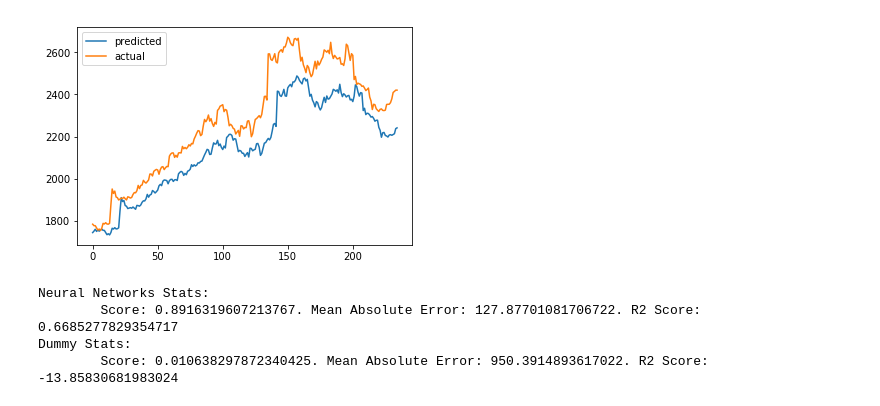
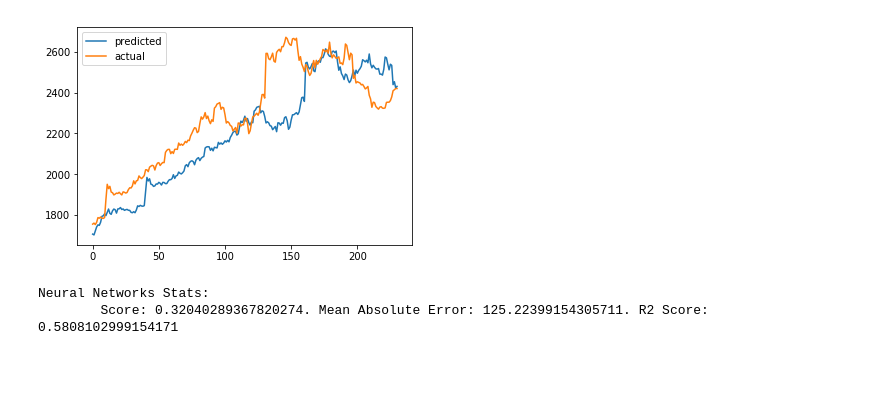
Before and after one commit to raineydavid/data-analytics-group, a Jupyter notebook: data_analytics_NN.ipynb, the cells around one changed output. Drawn from its saved outputs; the diff is of its cells as text; code cells hidden in the pictures; blank space fills up the shorter version.

```diff
--- a/data_analytics_NN.ipynb
+++ b/data_analytics_NN.ipynb
@@ -7,9 +9,10 @@ from math import floor, ceil
 # %%
+#Loading the data
 data = pd.read_csv('data.csv',header = 1, names =['date', 'prices', 'gold', 'compound', 'neg', 'neu', 'pos' ] )
 data = data.set_index('date')
 #Obtaining the past data in a different column
-data['past_prices'] = data.loc[:,'prices'].shift(7)
-data = data.iloc[7:data.shape[0]]
+data['past_prices'] = data.loc[:,'prices'].shift(30)
+data = data.iloc[450:data.shape[0]]
 #Splitting train and test dataset
 train_size = floor(0.8*data.shape[0])
 train_data = data.iloc[0:train_size]
@@ -20,33 +31,28 @@ Total data size: 1175. Train data size: 940. Test data size: 235.
 # %%
-import matplotlib.pyplot as plt
 from sklearn.neural_network import MLPRegressor
-from sklearn.metrics import r2_score, mean_absolute_error
-mlpc = MLPRegressor(hidden_layer_sizes=(100, 200, 50) ,alpha=0.001, learning_rate_init = 0.001, activation='relu', solver='adam', shuffle=False)
+
+mlpc = MLPRegressor(hidden_layer_sizes=(20) ,alpha=10, activation='relu',learning_rate_init = 0.01, solver='adam', shuffle = False)
 mlpc.fit(train_data.loc[:,('past_prices','gold', 'compound', 'neg', 'neu', 'pos')].as_matrix(),train_data.loc[:,'prices'].as_matrix())
 predicted = mlpc.predict(test_data.loc[:,('past_prices','gold', 'compound', 'neg', 'neu', 'pos')].as_matrix())
-plt.plot( range(0,test_data.shape[0]), predicted, range(0,test_data.shape[0]), test_data.loc[:,'prices'].as_matrix())
+#offset = np.mean(train_data.loc[:,'prices'].as_matrix()) - np.mean(mlpc.predict(train_data.loc[:,('past_prices','gold', 'compound', 'neg', 'neu', 'pos')].as_matrix()))
+plt.plot( range(0,test_data.shape[0]), predicted , range(0,test_data.shape[0]), test_data.loc[:,'prices'].as_matrix())
 plt.legend(['predicted','actual'])
 plt.show()
+# Evaluating the regressor
+score = mlpc.score(train_data.loc[:,('past_prices','gold', 'compound', 'neg', 'neu', 'pos')].as_matrix(),train_data.loc[:,'prices'].as_matrix())
+mean = mean_absolute_error(list(test_data.loc[:,'prices'].as_matrix()), list(predicted))
+r2 = r2_score(list(test_data.loc[:,'prices'].as_matrix()), list(predicted))
+print('Neural Networks Stats:\n\tScore: ',score,'. Mean Absolute Error: ',mean,'. R2 Score: ',r2, sep='')
 # %% [output]
-[figure, old version]
+[figure, new version]
+Neural Networks Stats:
+        Score: 0.32040289367820274. Mean Absolute Error: 125.22399154305711. R2 Score: 0.5808102999154171
 # %%
-# Evaluating the regressor
-score = mlpc.score(train_data.loc[:,('past_prices','gold', 'compound', 'neg', 'neu', 'pos')].as_matrix(),train_data.loc[:,'prices'].as_matrix())
-mean = mean_absolute_error(list(test_data.loc[:,'prices'].as_matrix()), list(predicted))
-r2 = r2_score(list(test_data.loc[:,'prices'].as_matrix()), list(predicted))
-print('Neural Networks Stats:\n\tScore: ',score,'. Mean Absolute Error: ',mean,'. R2 Score: ',r2, sep='')
-
-from sklearn.dummy import DummyClassifier
-dummy = DummyClassifier(strategy='most_frequent', random_state=0)
-dummy.fit(train_data.loc[:,('past_prices','gold', 'compound', 'neg', 'neu', 'pos')].as_matrix(),train_data.loc[:,'prices'].as_matrix())
-score_dummy = dummy.score(train_data.loc[:,('past_prices','gold', 'compound', 'neg', 'neu', 'pos')].as_matrix(),train_data.loc[:,'prices'].as_matrix())
-predicted_dummy = dummy.predict(test_data.loc[:,('past_prices','gold', 'compound', 'neg', 'neu', 'pos')].as_matrix())
-mean_dummy = mean_absolute_error(list(test_data.loc[:,'prices'].as_matrix()), list(predicted_dummy))
-r2_dummy = r2_score(list(test_data.loc[:,'prices'].as_matrix()), list(predicted_dummy))
-
-print('Dummy Stats:\n\tScore: ',score_dummy,'. Mean Absolute Error: ',mean_dummy,'. R2 Score: ',r2_dummy, sep='')
+#from sklearn.dummy import DummyClassifier
+#dummy = DummyClassifier(strategy='most_frequent', random_state=0)
+#dummy.fit(train_data.loc[:,('past_prices','gold', 'compound', 'neg', 'neu', 'pos')].as_matrix(),train_data.loc[:,'prices'].as_matrix())
+#score_dummy = dummy.score(train_data.loc[:,('past_prices','gold', 'compound', 'neg', 'neu', 'pos')].as_matrix(),train_data.loc[:,'prices'].as_matrix())
+#predicted_dummy = dummy.predict(test_data.loc[:,('past_prices','gold', 'compound', 'neg', 'neu', 'pos')].as_matrix())
+#mean_dummy = mean_absolute_error(list(test_data.loc[:,'prices'].as_matrix()), list(predicted_dummy))
+#r2_dummy = r2_score(list(test_data.loc[:,'prices'].as_matrix()), list(predicted_dummy))
+#print('Dummy Stats:\n\tScore: ',score_dummy,'. Mean Absolute Error: ',mean_dummy,'. R2 Score: ',r2_dummy, sep='')
-# %% [output]
-Neural Networks Stats:
-        Score: 0.8916319607213767. Mean Absolute Error: 127.87701081706722. R2 Score: 0.6685277829354717
-Dummy Stats:
-        Score: 0.010638297872340425. Mean Absolute Error: 950.3914893617022. R2 Score: -13.85830681983024
```
Also changed, not shown: parts of 8 cells of this notebook.
